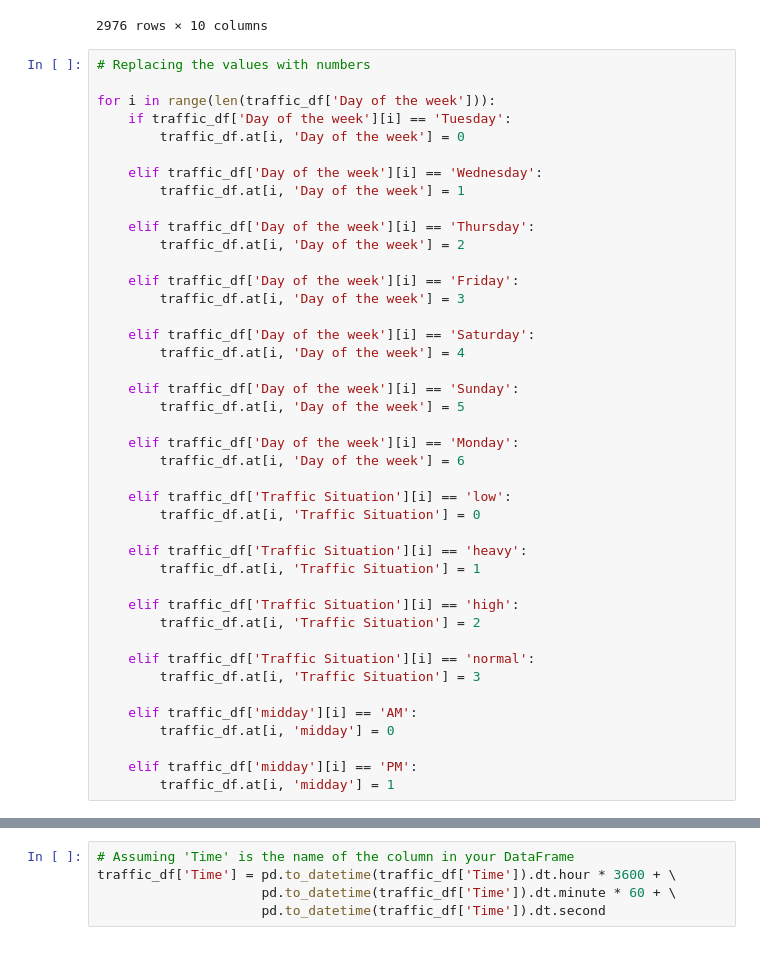
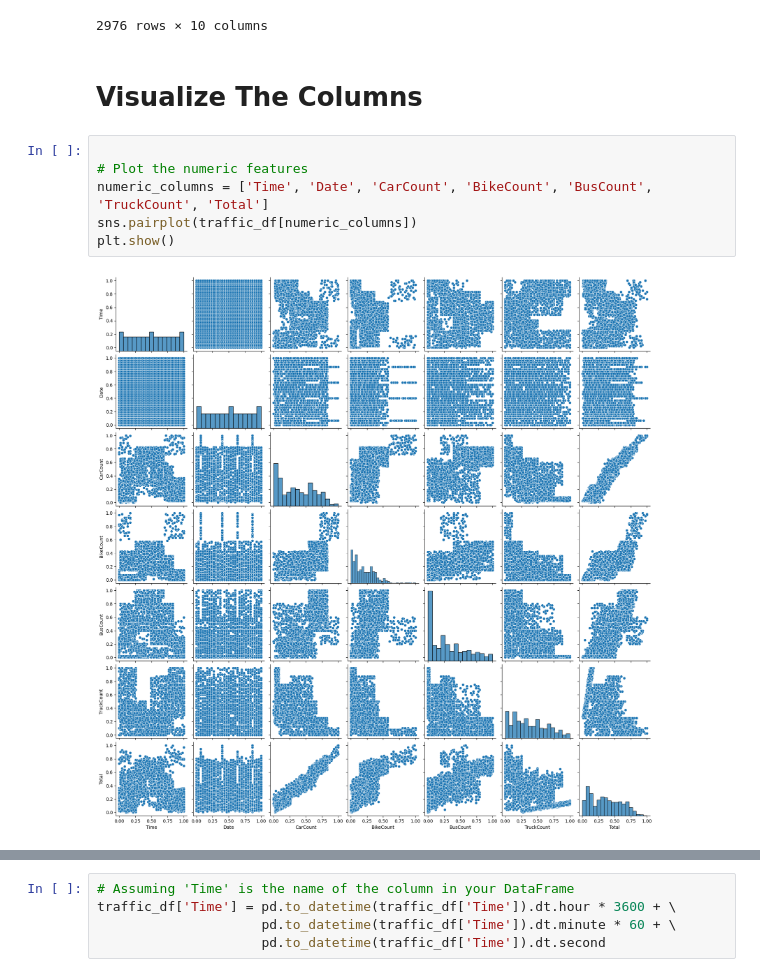
Before and after one commit to RohullahAkbari/Traffic_Predaction, a Jupyter notebook: Traffic_predaction.ipynb, the cells around one changed output, grey strips where cells are left out. Saved outputs shown, nothing was run; the diff lists cells and outputs as text.

Commit message:
visualize the dataset

```diff
--- a/Traffic_predaction.ipynb
+++ b/Traffic_predaction.ipynb
@@ -91,45 +96,13 @@ traffic_df
 | 2974 | 11:30:00 | 9 | Thursday | 16 | 5 | 0 | 27 | 48 | ... |
 | 2975 | 11:45:00 | 9 | Thursday | 14 | 3 | 1 | 15 | 33 | ... |
 2976 rows × 10 columns
-# %%
-# Replacing the values with numbers
-
-for i in range(len(traffic_df['Day of the week'])):
-    if traffic_df['Day of the week'][i] == 'Tuesday':
-        traffic_df.at[i, 'Day of the week'] = 0
-
-    elif traffic_df['Day of the week'][i] == 'Wednesday':
-        traffic_df.at[i, 'Day of the week'] = 1
-
-    elif traffic_df['Day of the week'][i] == 'Thursday':
-        traffic_df.at[i, 'Day of the week'] = 2
-
-    elif traffic_df['Day of the week'][i] == 'Friday':
-        traffic_df.at[i, 'Day of the week'] = 3
-
-    elif traffic_df['Day of the week'][i] == 'Saturday':
-        traffic_df.at[i, 'Day of the week'] = 4
-
-    elif traffic_df['Day of the week'][i] == 'Sunday':
-        traffic_df.at[i, 'Day of the week'] = 5
-
-    elif traffic_df['Day of the week'][i] == 'Monday':
-        traffic_df.at[i, 'Day of the week'] = 6
-
-    elif traffic_df['Traffic Situation'][i] == 'low':
-        traffic_df.at[i, 'Traffic Situation'] = 0
-
-    elif traffic_df['Traffic Situation'][i] == 'heavy':
-        traffic_df.at[i, 'Traffic Situation'] = 1
-
-    elif traffic_df['Traffic Situation'][i] == 'high':
-        traffic_df.at[i, 'Traffic Situation'] = 2
-
-    elif traffic_df['Traffic Situation'][i] == 'normal':
-        traffic_df.at[i, 'Traffic Situation'] = 3
-
-    elif traffic_df['midday'][i] == 'AM':
-        traffic_df.at[i, 'midday'] = 0
-
-    elif traffic_df['midday'][i] == 'PM':
-        traffic_df.at[i, 'midday'] = 1
+# %% [markdown]
+# Visualize The Columns
+# %%
+
+# Plot the numeric features
+numeric_columns = ['Time', 'Date', 'CarCount', 'BikeCount', 'BusCount', 'TruckCount', 'Total']
+sns.pairplot(traffic_df[numeric_columns])
+plt.show()
+# %% [output]
+[figure, added]
```
Also changed, not shown: parts of 23 cells of this notebook.
